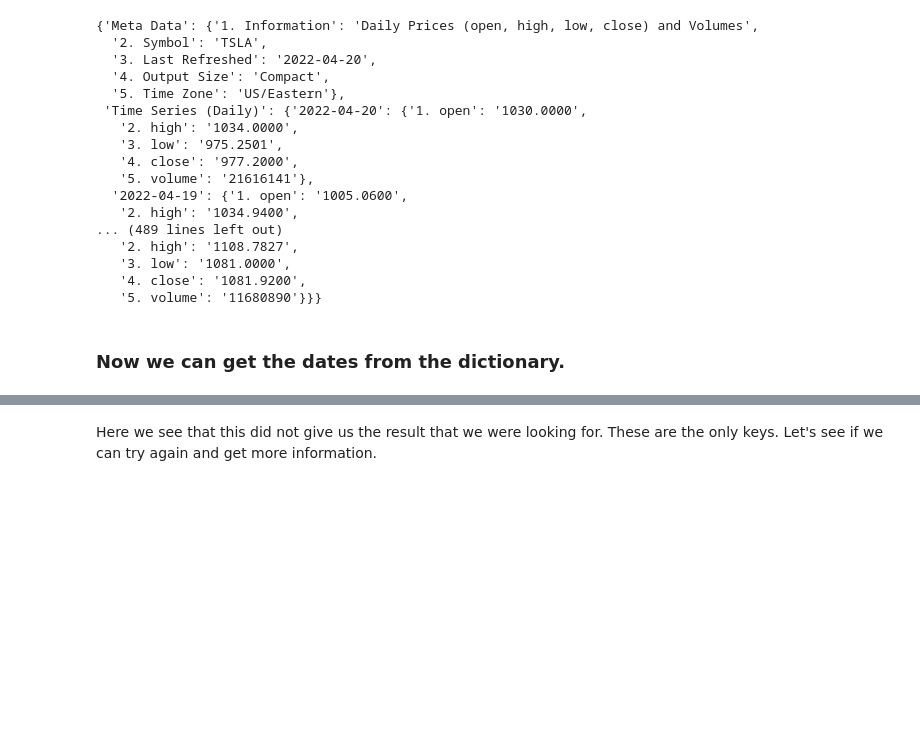
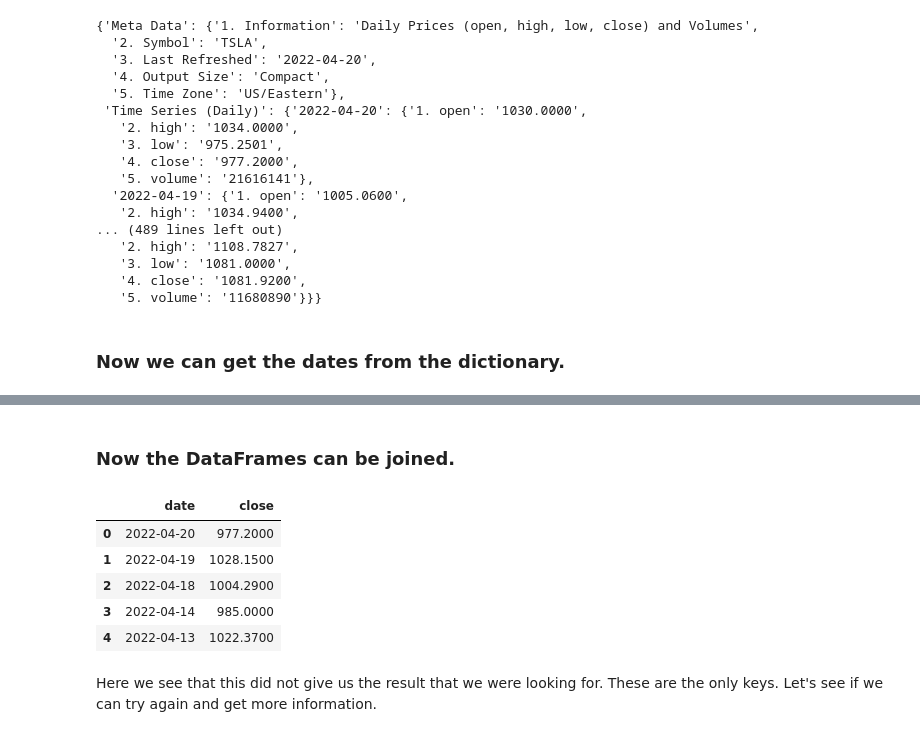
Before and after one commit to jaykayso/portfolio_risk_dashboard, a Jupyter notebook: data_import.ipynb, the cells around one changed output, grey strips where cells are left out. Saved outputs shown, nothing was run; the diff lists cells and outputs as text; code cells hidden in the pictures; blank space fills up the shorter version.

```diff
--- a/data_import.ipynb
+++ b/data_import.ipynb
@@ -146,0 +253,5 @@ print(dates)
+# %%
+stock_df = stock_df.rename(columns = {'4. close':'close'})
+# %%
+dates_df = pd.DataFrame(dates)
+dates_df.head()
@@ -146,0 +265,15 @@ print(dates)
+# %% [markdown]
+### Now the DataFrames can be joined.
+# %%
+whole_df = dates_df.join(stock_df)
+whole_df = whole_df[[0,'close']]
+whole_df = whole_df.rename(columns = {0:'date'})
+# %%
+whole_df.head()
+# %% [output]
+|  | date | close |
+| 0 | 2022-04-20 | 977.2000 |
+| 1 | 2022-04-19 | 1028.1500 |
+| 2 | 2022-04-18 | 1004.2900 |
+| 3 | 2022-04-14 | 985.0000 |
+| 4 | 2022-04-13 | 1022.3700 |
```
Also changed, not shown: parts of 17 cells of this notebook.
